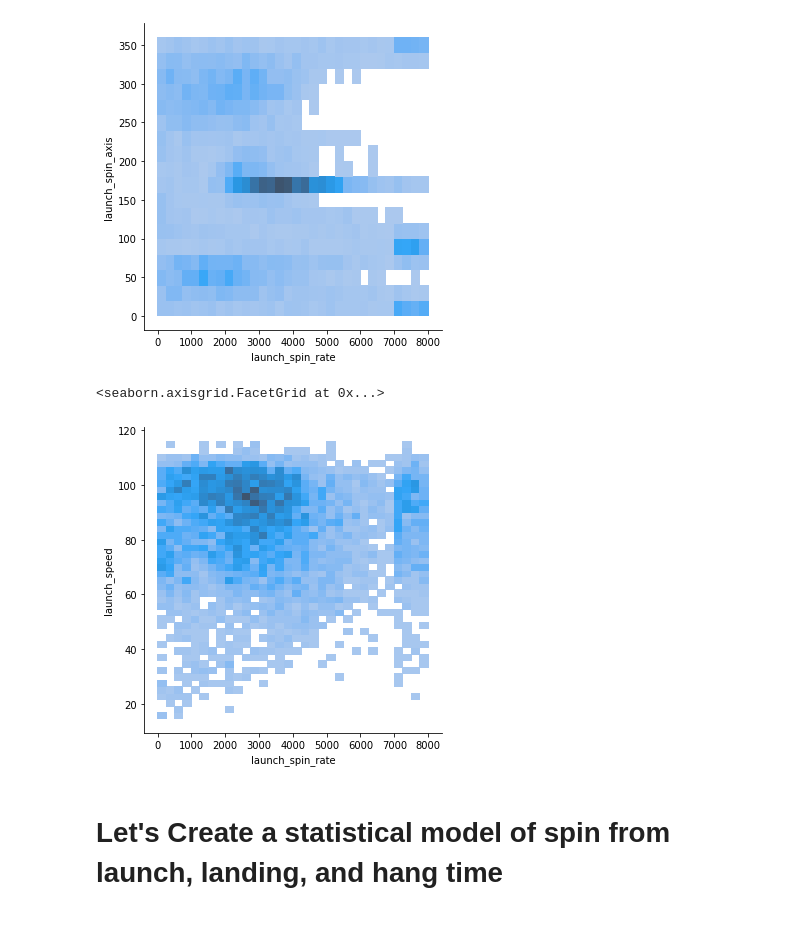
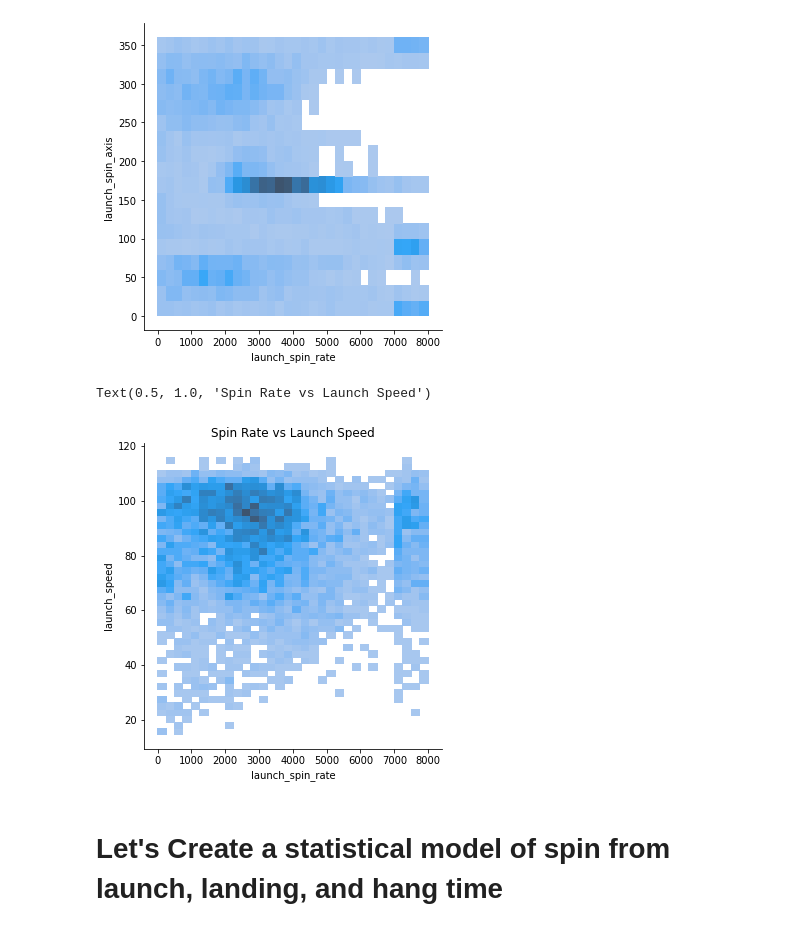
Before and after one commit to dan-goldberg/interviews, a Jupyter notebook: tbj/tbj_202101/notebooks/ss_defense_missing_spin_data.ipynb, the cells around one changed output. Cells and saved outputs as stored; diff of their text form; code cells hidden in the pictures.

```diff
--- a/tbj/tbj_202101/notebooks/ss_defense_missing_spin_data.ipynb
+++ b/tbj/tbj_202101/notebooks/ss_defense_missing_spin_data.ipynb
@@ -87,7 +87,8 @@ sns.displot(df, x='launch_spin_rate', y='launch_spin_axis')
 # %%
 
 
 sns.displot(df, x='launch_spin_rate', y='launch_speed')
+plt.title('Spin Rate vs Launch Speed')
 # %% [output]
-<seaborn.axisgrid.FacetGrid at 0x...>
+Text(0.5, 1.0, 'Spin Rate vs Launch Speed')
-[figure, old version]
+[figure, new version]
```
Also changed, not shown: parts of 8 cells of this notebook, 6 other files.
